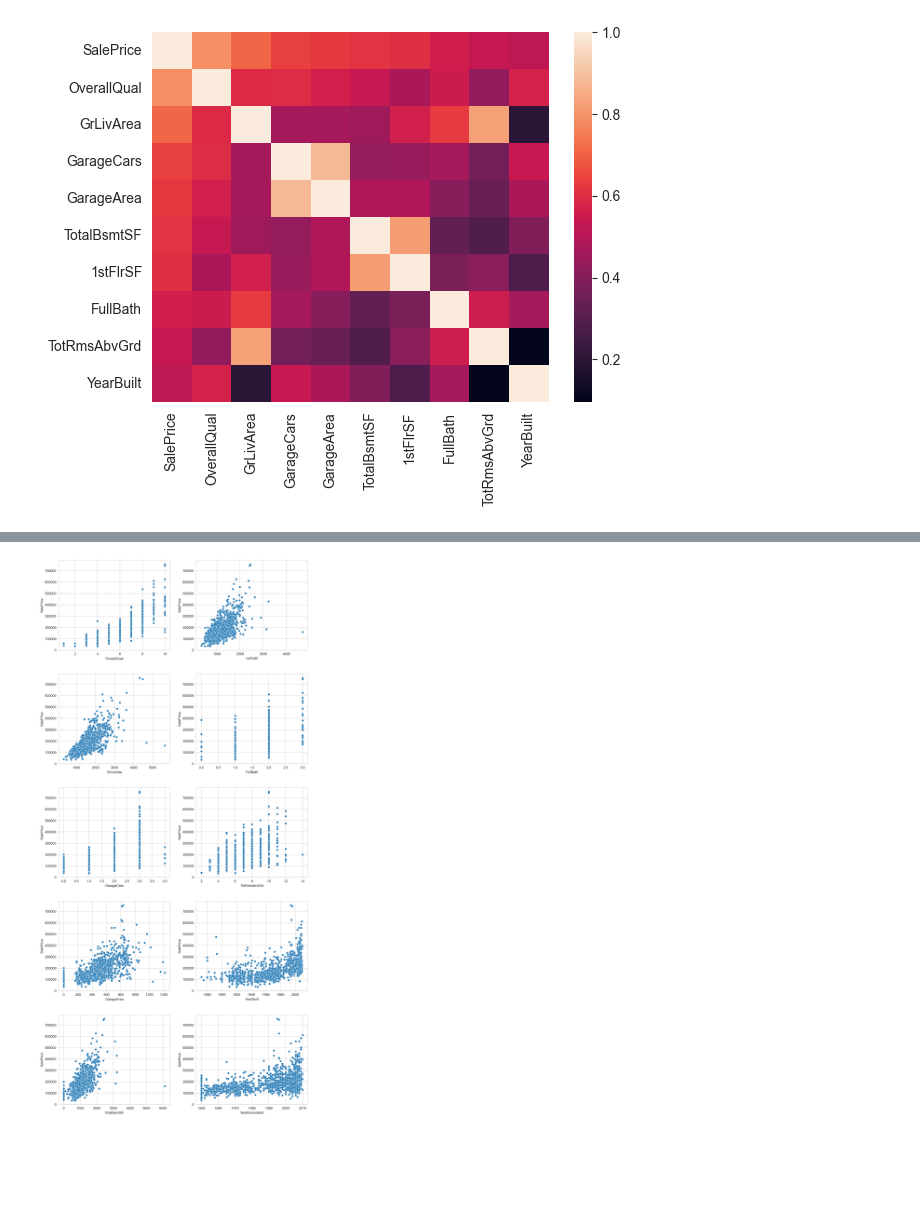
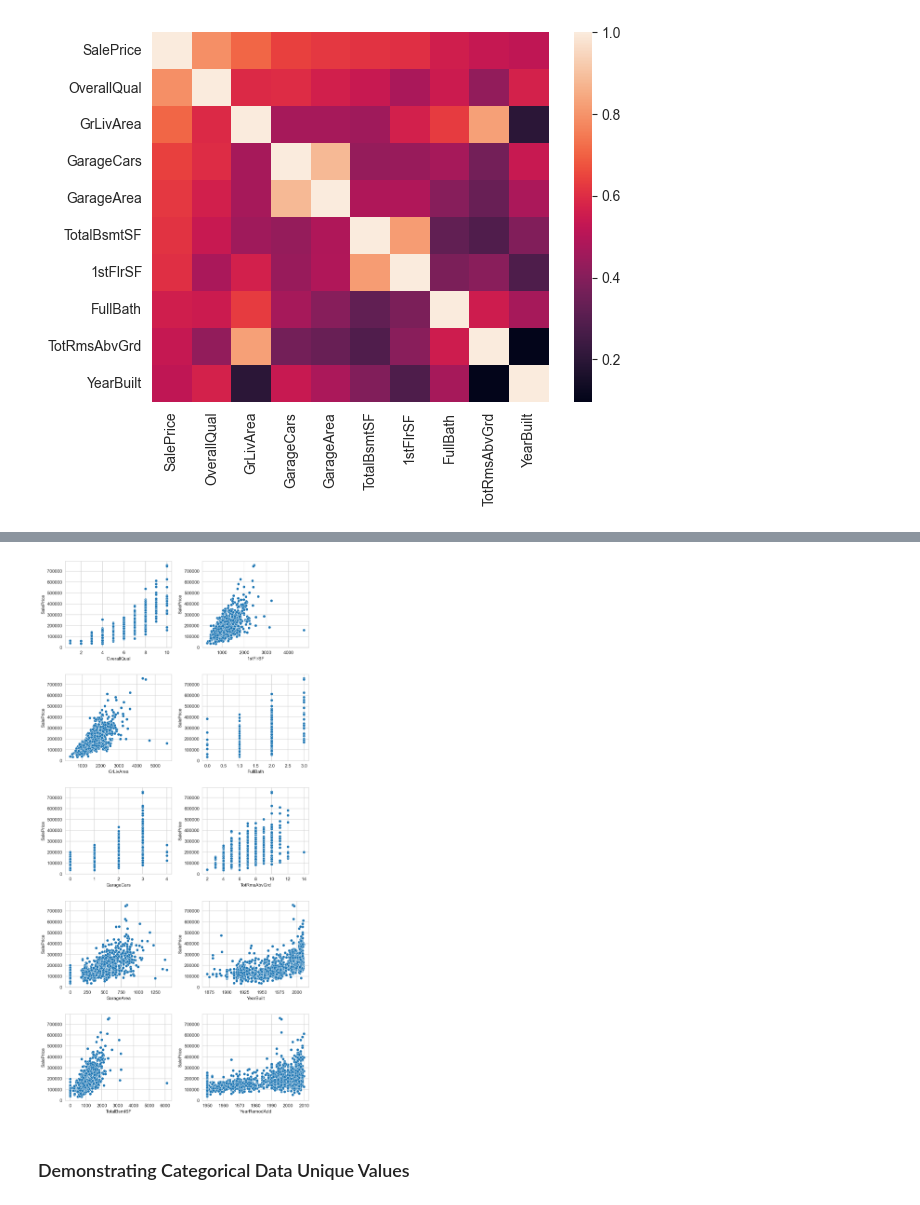
Before and after one commit to OmerSav/HousePricingRegression, a Jupyter notebook: notebooks/0.1-os-exploratory-data-analysis.ipynb, the cells around one changed output, grey strips where cells are left out. Drawn from its saved outputs; the diff is of its cells as text; code cells hidden in the pictures; blank space fills up the shorter version.

```diff
--- a/notebooks/0.1-os-exploratory-data-analysis.ipynb
+++ b/notebooks/0.1-os-exploratory-data-analysis.ipynb
@@ -115,14 +134,16 @@ memory usage: 114.2 KB
 # %%
 rows = 5
 cols = 2
-fig, axs = plt.subplots(rows, cols, figsize=[12, 24], dpi=200)
-fig.tight_layout(pad=5.0)
+fig, axs = plt.subplots(rows, cols, figsize=[9, 18], dpi=150)
+fig.tight_layout(pad=4.0)
 for c in range(2):
     for r in range(5):
         sns.scatterplot(x=df[corr.index[rows * c + r + 1]], y=df['SalePrice'],
                         ax=axs[r, c])
 # %% [output]
-[figure, old version]
+[figure, new version]
+# %% [markdown]
+### Demonstrating Categorical Data Unique Values
 # %%
 isCategorical = (df.dtypes == object)
 cat_cols = isCategorical[isCategorical > 0].index
```
Also changed, not shown: parts of 10 cells of this notebook, 7 other files.
